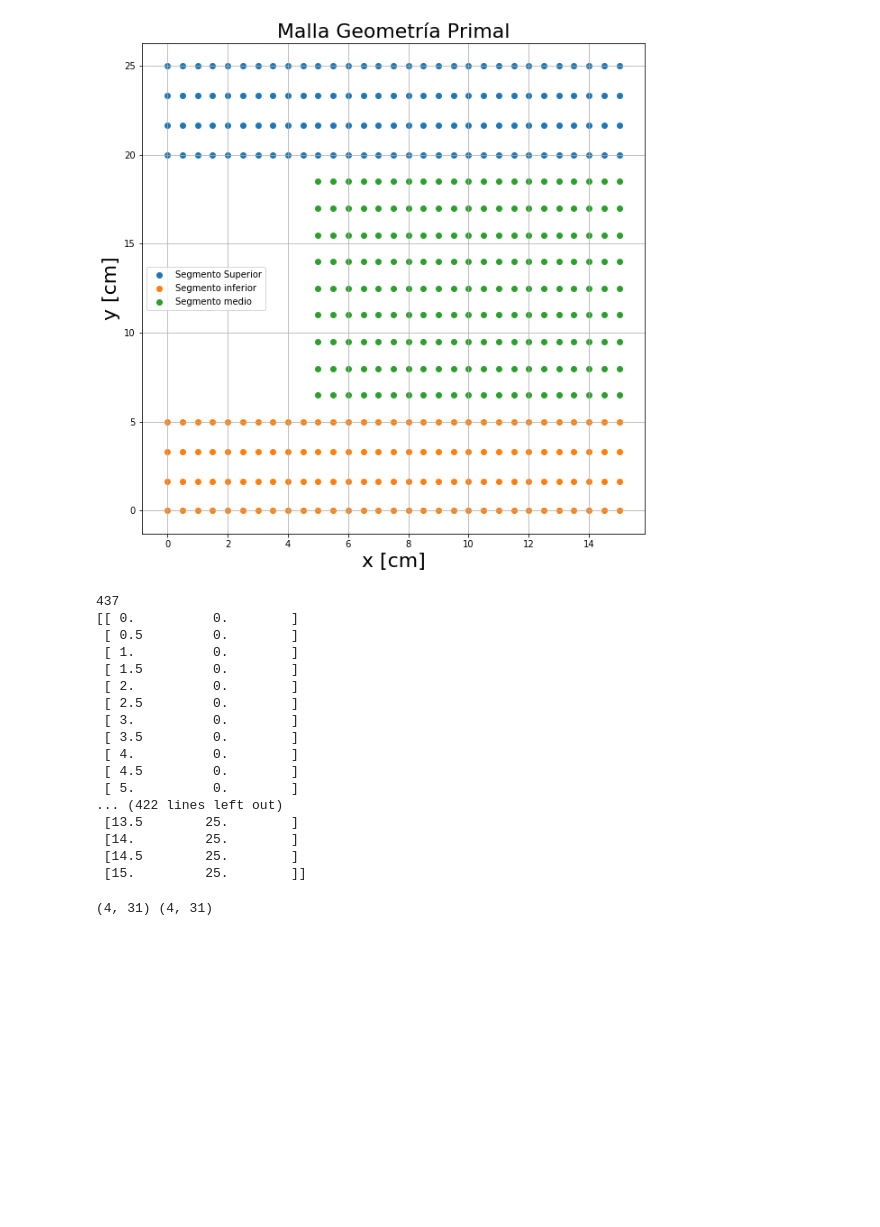
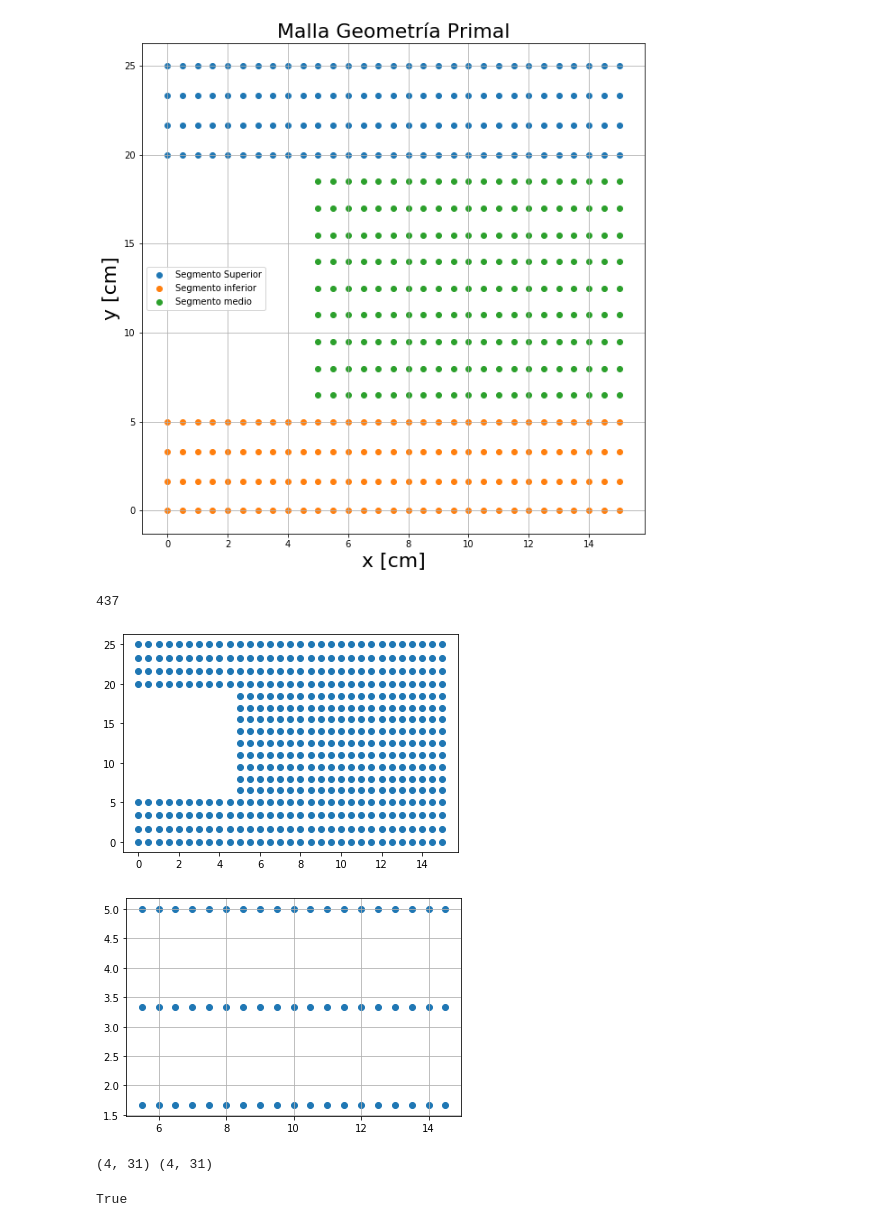
Before and after one commit to AndresFlorez-Git/Proyectos_Transferencia_de_Calor, a Jupyter notebook: Proyecto_2.ipynb, the cells around one changed output. Saved outputs shown, nothing was run; the diff lists cells and outputs as text; code cells hidden in the pictures; blank space fills up the shorter version.

Commit message:
Zona3_e2

```diff
--- a/Proyecto_2.ipynb
+++ b/Proyecto_2.ipynb
@@ -45,43 +45,57 @@ plt.legend(loc = 0)
 # %%
 tamano_total = np.shape(X1)[0]*np.shape(X1)[1] + np.shape(X2)[0]*np.shape(X2)[1] + np.shape(X3)[0]*np.shape(X3)[1]
 print(tamano_total)
 XY = np.zeros((tamano_total,2))
 cto = 0
 for i in range (0,np.shape(X1)[0]):
     for j in range(0,np.shape(X1)[1]):
         XY[cto][0] = X1[i][j]
         XY[cto][1] = Y1[i][j]
         cto = cto +1
 for i in range (0,np.shape(X2)[0]):
     for j in range(0,np.shape(X2)[1]):
         XY[cto][0] = X2[i][j]
         XY[cto][1] = Y2[i][j]
         cto = cto + 1
 for i in range (0,np.shape(X3)[0]):
     for j in range(0,np.shape(X3)[1]):
         XY[cto][0] = X3[i][j]
         XY[cto][1] = Y3[i][j]
         cto = cto + 1
+
+# iniciamos con la matriz a invertir
+Juno = np.zeros((tamano_total,tamano_total))
+Ceres = np.zeros((tamano_total,1))
+
+
+plt.figure()
+plt.scatter(XY[:,0],XY[:,1])
+
+zona3_e2 = np.where(XY[:,0]>5)
+zona3_e22 = np.where(XY[zona3_e2][:,0]<15)
+zona3_e222 = np.where(XY[zona3_e2[0][zona3_e22]][:,1]>0)
+zona3_e2222 = np.where(XY[zona3_e2[0][zona3_e22][zona3_e222]][:,1]<=5)
+zona3_e2 = zona3_e2[0][zona3_e22][zona3_e222][zona3_e2222]
+
+
+plt.figure()
+# plt.scatter(XY[zona3_e2[0][zona3_e22][zona3_e222][zona3_e2222]][:,0],XY[zona3_e2[0][zona3_e22][zona3_e222][zona3_e2222]][:,1])
+plt.scatter(XY[zona3_e2][:,0],XY[zona3_e2][:,1])
+plt.grid()
+
+#  and (XY[:,1]>5 and XY[:,1]<15)
+
+# print(XY[zona3_e22])
 # %% [output]
 437
-[[ 0.          0.        ]
- [ 0.5         0.        ]
- [ 1.          0.        ]
- [ 1.5         0.        ]
- [ 2.          0.        ]
- [ 2.5         0.        ]
- [ 3.          0.        ]
- [ 3.5         0.        ]
- [ 4.          0.        ]
- [ 4.5         0.        ]
- [ 5.          0.        ]
-... (422 lines left out)
- [13.5        25.        ]
- [14.         25.        ]
- [14.5        25.        ]
- [15.         25.        ]]
+[figure, added]
+[figure, added]
 # %%
 print(np.shape(X1),np.shape(Y1))
 # %% [output]
 (4, 31) (4, 31)
+# %%
+print(XY[:,0].any())
+# %% [output]
+True
 # %%
```
Also changed, not shown: parts of 1 cell of this notebook.
